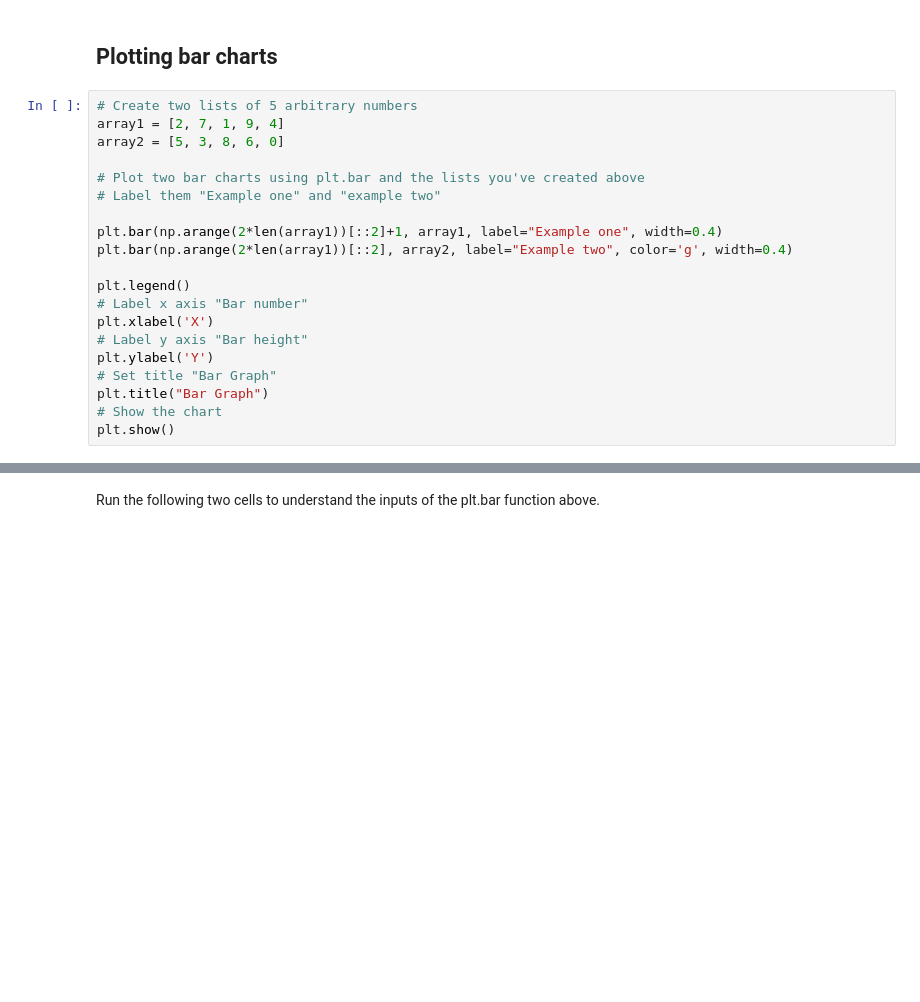
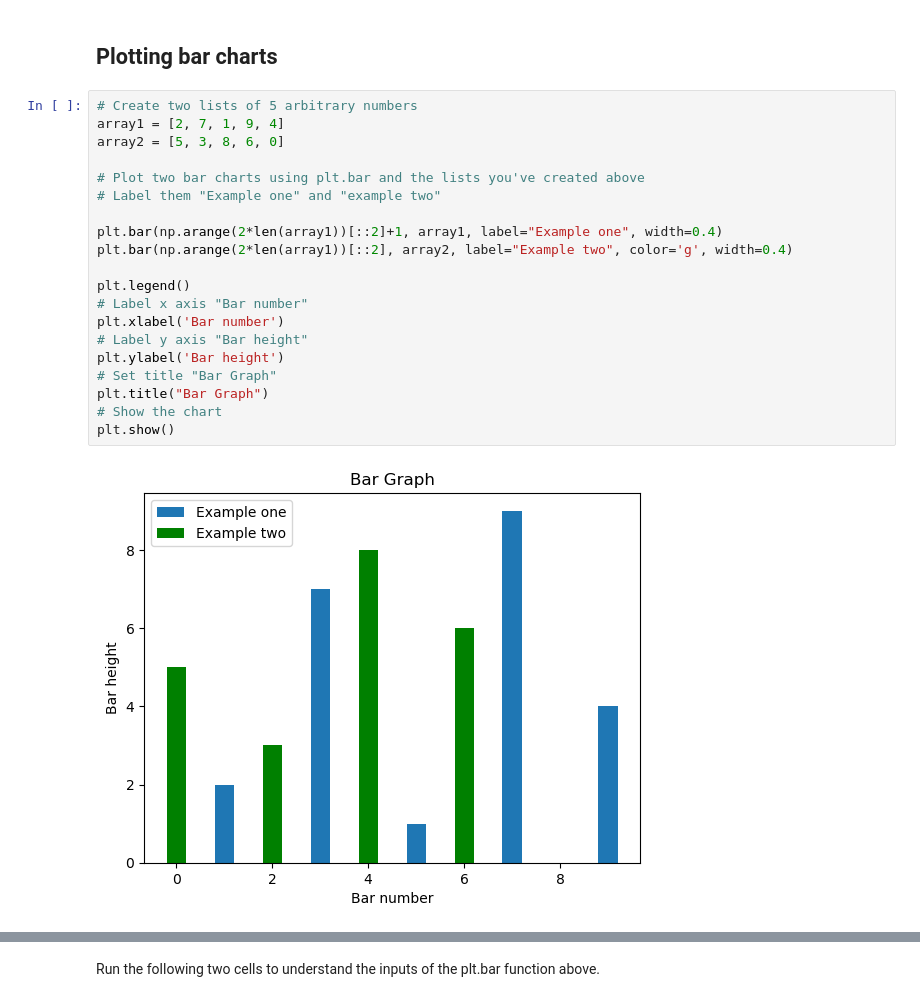
Before and after one commit to patricbarca/IOD17Feb25, a Jupyter notebook: IOD_Lab-1.1.1.ipynb, the cells around one changed output, grey strips where cells are left out. Cells and saved outputs as stored; diff of their text form; blank space fills up the shorter version.

```diff
--- a/IOD_Lab-1.1.1.ipynb
+++ b/IOD_Lab-1.1.1.ipynb
@@ -111,20 +188,22 @@ plt.show()
 # %%
 # Create two lists of 5 arbitrary numbers
 array1 = [2, 7, 1, 9, 4]
 array2 = [5, 3, 8, 6, 0]
 
 # Plot two bar charts using plt.bar and the lists you've created above
 # Label them "Example one" and "example two"
 
 plt.bar(np.arange(2*len(array1))[::2]+1, array1, label="Example one", width=0.4)
 plt.bar(np.arange(2*len(array1))[::2], array2, label="Example two", color='g', width=0.4)
 
 plt.legend()
 # Label x axis "Bar number"
-plt.xlabel('X')
+plt.xlabel('Bar number')
 # Label y axis "Bar height"
-plt.ylabel('Y')
+plt.ylabel('Bar height')
 # Set title "Bar Graph"
 plt.title("Bar Graph")
 # Show the chart
 plt.show()
+# %% [output]
+[figure, added]
```
Also changed, not shown: parts of 26 cells of this notebook.
